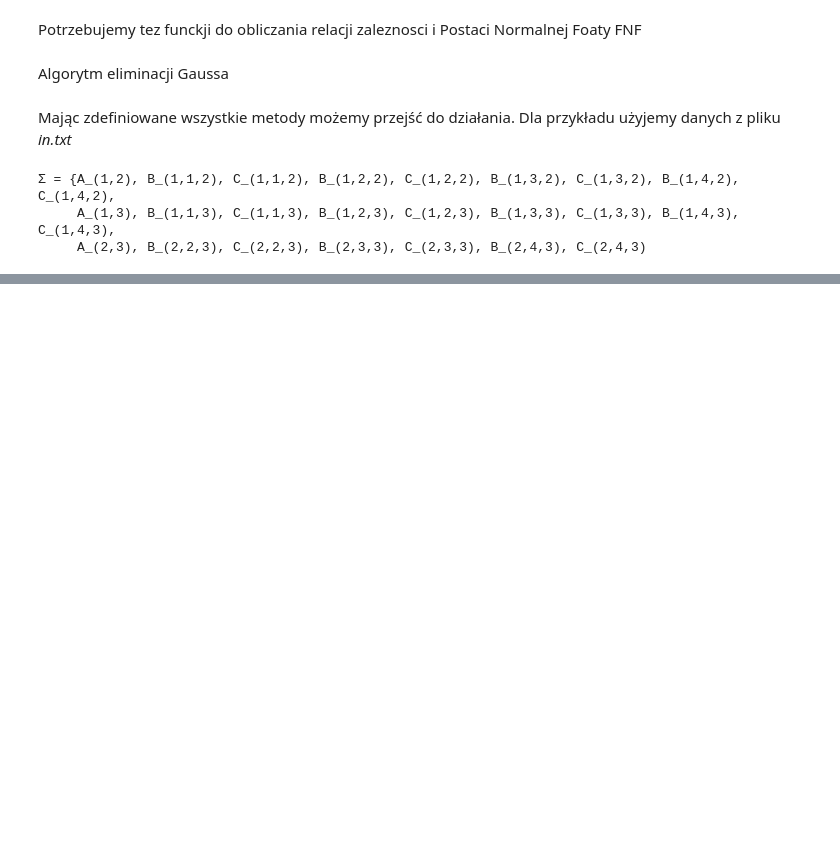
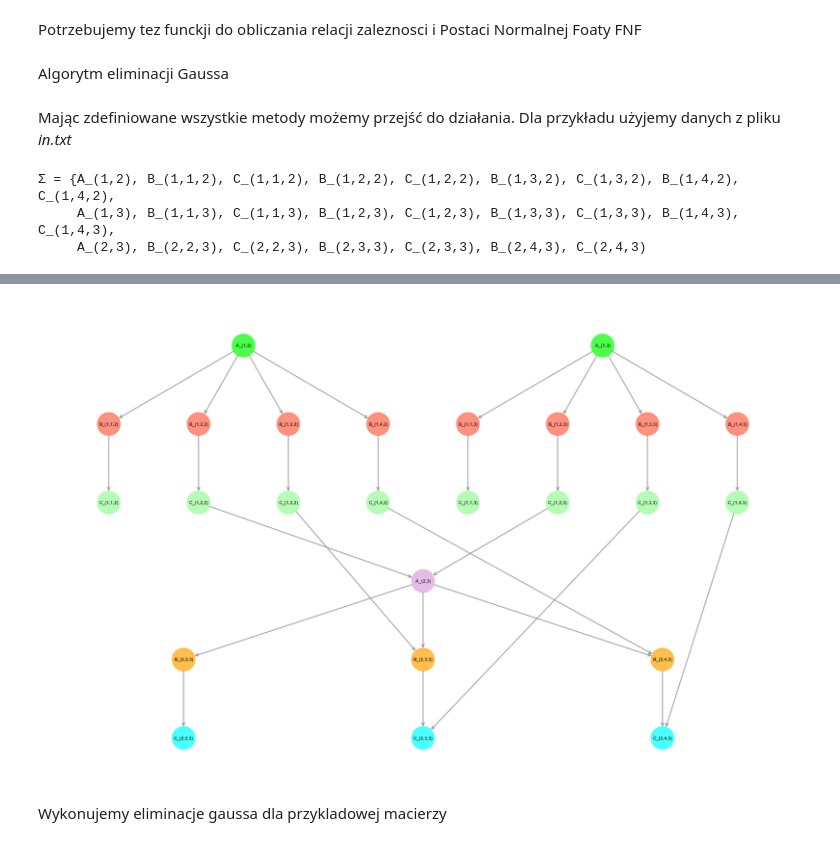
Before and after one commit to macwsn/Concurrency-Theory-Course, a Jupyter notebook: task3/notebook.ipynb, the cells around one changed output, grey strips where cells are left out. Cells and saved outputs as stored; diff of their text form; code cells hidden in the pictures; blank space fills up the shorter version.

```diff
--- a/task3/notebook.ipynb
+++ b/task3/notebook.ipynb
@@ -1139,0 +322,39 @@ def save_results_to_file(N, matrix, column, results, filename='wyniki_eliminacji
+# %%
+from matplotlib.patches import Patch
+def visualize_diekert_graph(dependent, fnf, figsize=(16, 10)):
+    G = nx.DiGraph()
+    node_colors_palette = ["#00FF00", "#FF6347", "#98FB98", "#DDA0DD", "#FFA500", "#00FFFF", "#FF69B4", "#FFD700"]
+
+    max_len = max(len(fc) for fc in fnf)
+    positions = {}
+    colors = []
+
+    for i, foata_class in enumerate(fnf):
+        shift_pos = max_len / len(foata_class) if len(foata_class) > 0 else 1
+        base_pos = shift_pos / 2
+
+        for j, op in enumerate(foata_class):
+            node = print_op(op)
+            G.add_node(node)
+            positions[node] = [base_pos + j * shift_pos, len(fnf) - i]
+            colors.append(node_colors_palette[i % len(node_colors_palette)])
+
+    for dep1, dep2 in dependent:
+        node1 = print_op(dep1)
+        node2 = print_op(dep2)
+        if node1 in G.nodes() and node2 in G.nodes(): G.add_edge(node1, node2)
+
+    plt.figure(figsize=figsize)
+    nx.draw(G, positions, node_color=colors, node_size=1200,
+            with_labels=True, font_size=7, font_weight='bold',
+            arrows=True, arrowsize=10, arrowstyle='->',
+            edge_color='gray', width=1.5, alpha=0.7)
+
+    plt.tight_layout()
+    plt.show()
+
+visualize_diekert_graph(dependent, fnf)
+# %% [output]
+[figure, added]
+# %% [markdown]
+Wykonujemy eliminacje gaussa dla przykladowej macierzy
```
Also changed, not shown: parts of 16 cells of this notebook.
